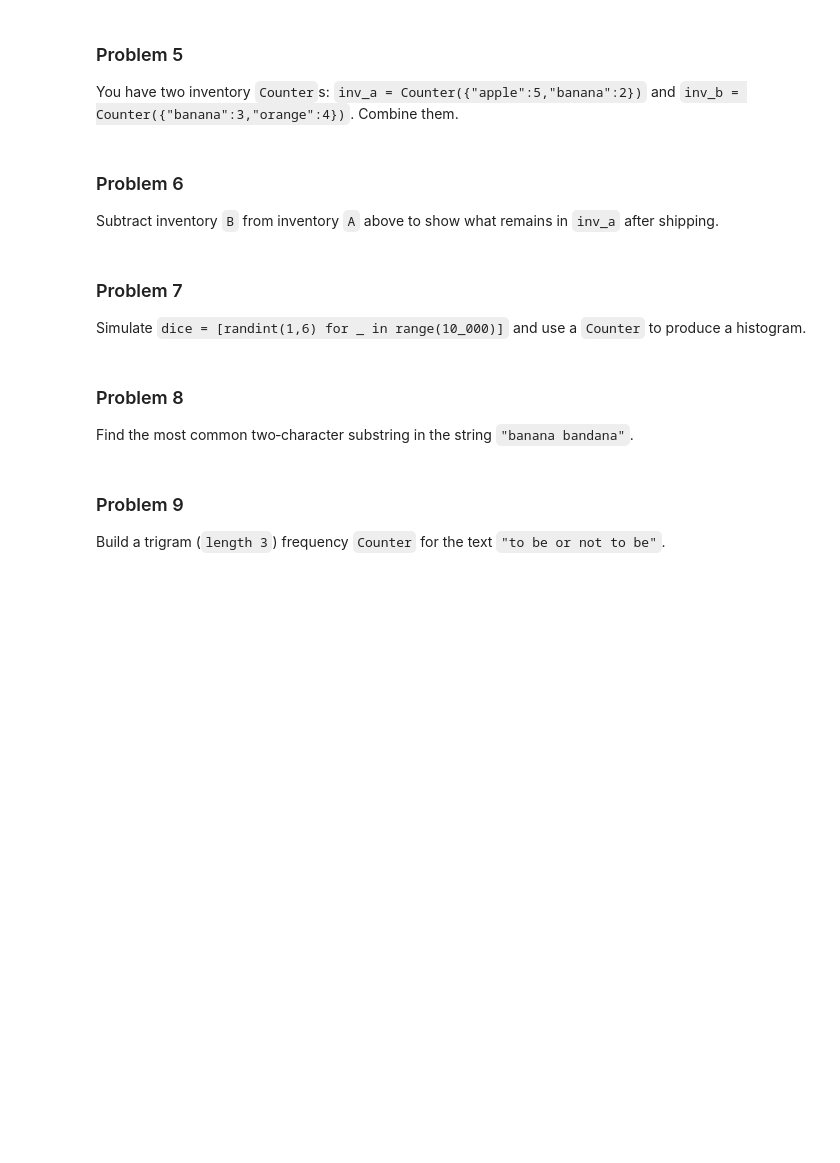
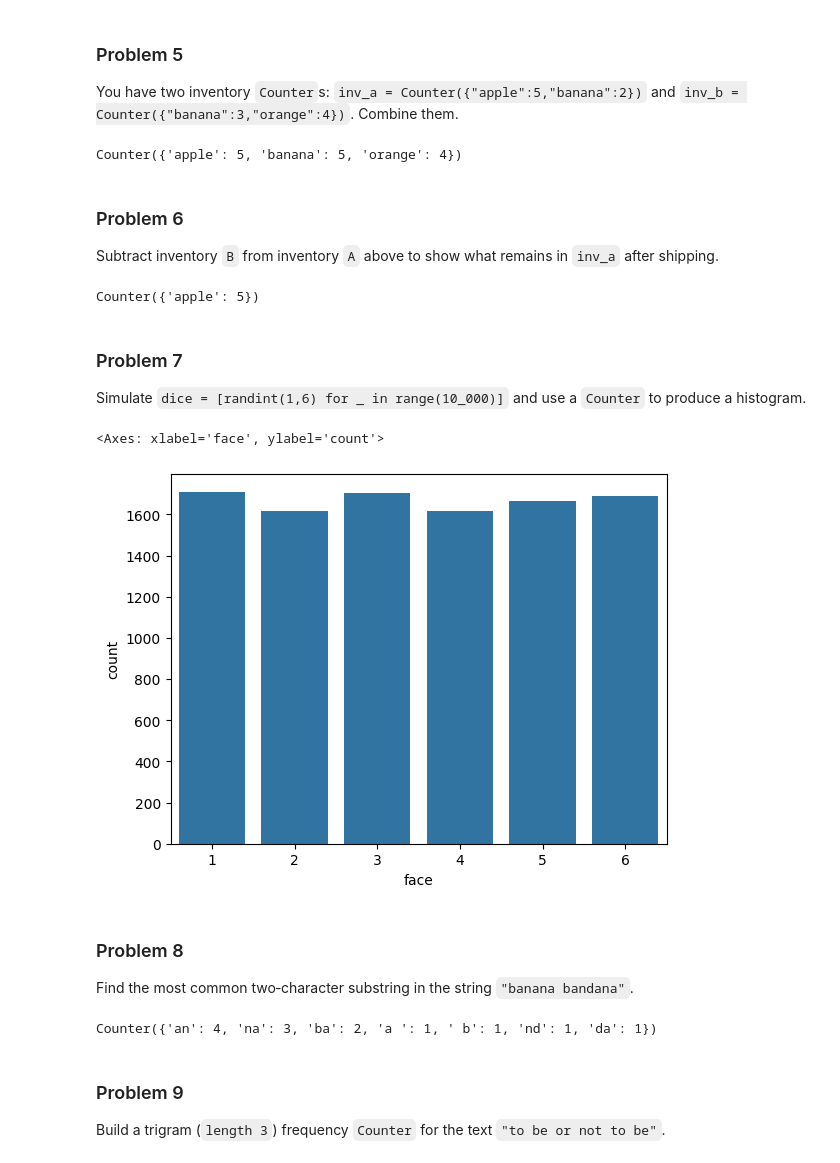
Before and after one commit to brisacoder/lerner, a Jupyter notebook: practice/python_standard_library_practice_problems_complete.ipynb, the cells around one changed output. Cells and saved outputs as stored; diff of their text form; code cells hidden in the pictures; blank space fills up the shorter version.

```diff
--- a/practice/python_standard_library_practice_problems_complete.ipynb
+++ b/practice/python_standard_library_practice_problems_complete.ipynb
@@ -62,26 +92,50 @@ Find the **least common** element in `nums = [3,1,4,1,5,9,2,6,5]` using `Counter
 ### Problem 5
 You have two inventory `Counter`s: `inv_a = Counter({"apple":5,"banana":2})` and `inv_b = Counter({"banana":3,"orange":4})`. Combine them.
 # %%
+# Your solution here
+inv_a = Counter({"apple":5,"banana":2})
+inv_b = Counter({"banana":3,"orange":4})
+inv_a + inv_b
 
-# Your solution here
+# I can add counters. Remember!
+# %% [output]
+Counter({'apple': 5, 'banana': 5, 'orange': 4})
 # %% [markdown]
 ### Problem 6
 Subtract inventory `B` from inventory `A` above to show what remains in `inv_a` after shipping.
 # %%
-
 # Your solution here
+inv_a - inv_b
+# %% [output]
+Counter({'apple': 5})
 # %% [markdown]
 ### Problem 7
 Simulate `dice = [randint(1,6) for _ in range(10_000)]` and use a `Counter` to produce a histogram.
 # %%
+from random import randint
+import pandas as pd
+import seaborn as sns
 
-# Your solution here
+dice = [randint(1,6) for _ in range(10000)]
+c = Counter(dice)
+df = pd.DataFrame.from_dict(c, orient="index", columns=["count"]).reset_index().rename(columns={"index": "face"})
+sns.barplot(data=df, x="face", y="count")
+# %% [output]
+<Axes: xlabel='face', ylabel='count'>
+[figure, added]
 # %% [markdown]
 ### Problem 8
 Find the most common two‑character substring in the string `"banana bandana"`.
 # %%
+from itertools import pairwise
+s = "banana bandana"
+c = Counter()
+c.update(''.join(pair) for pair in pairwise(s))
+c
 
 # Your solution here
+# %% [output]
+Counter({'an': 4, 'na': 3, 'ba': 2, 'a ': 1, ' b': 1, 'nd': 1, 'da': 1})
 # %% [markdown]
 ### Problem 9
 Build a trigram (`length 3`) frequency `Counter` for the text `"to be or not to be"`.
```
Also changed, not shown: parts of 41 cells of this notebook, 10 other files.
